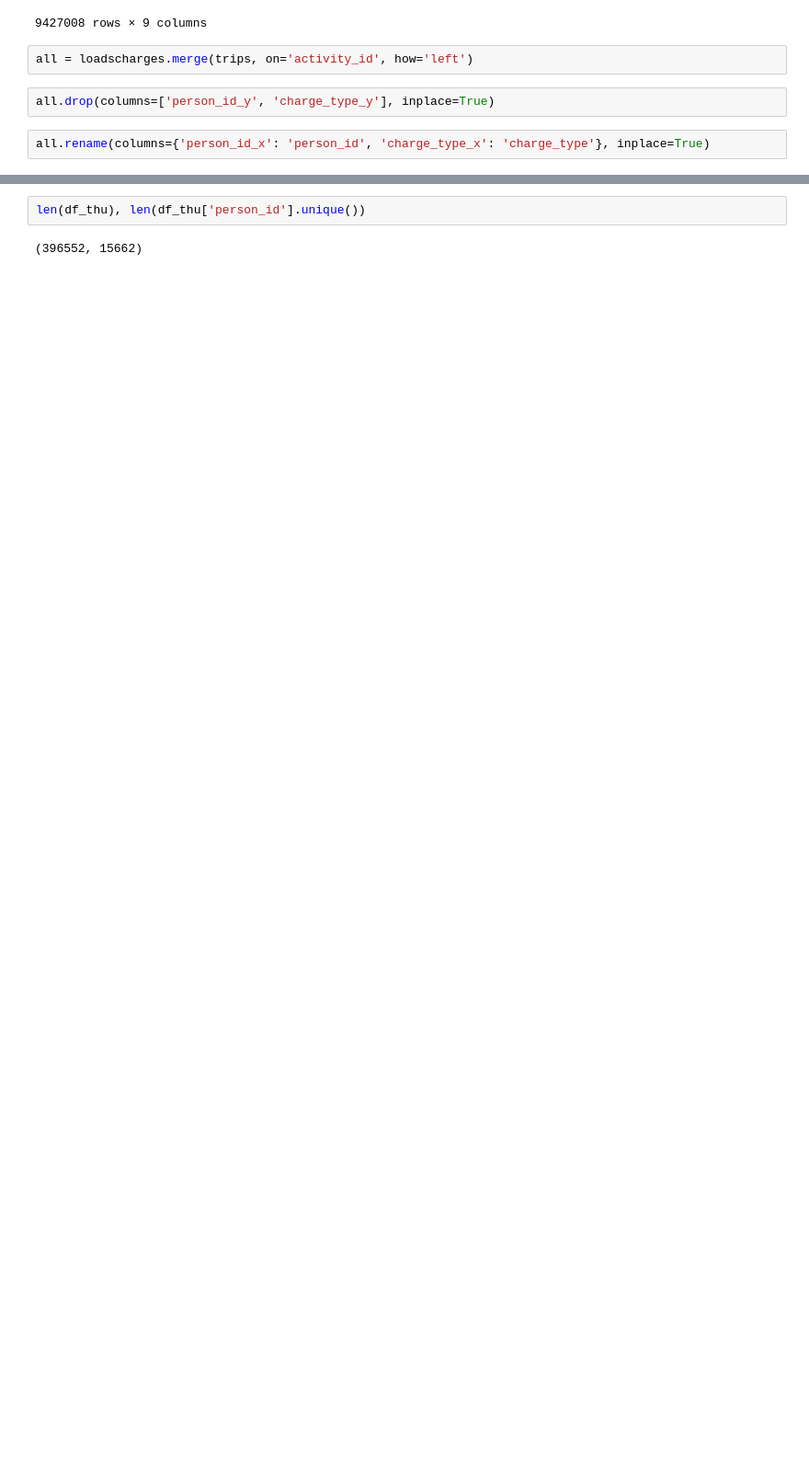
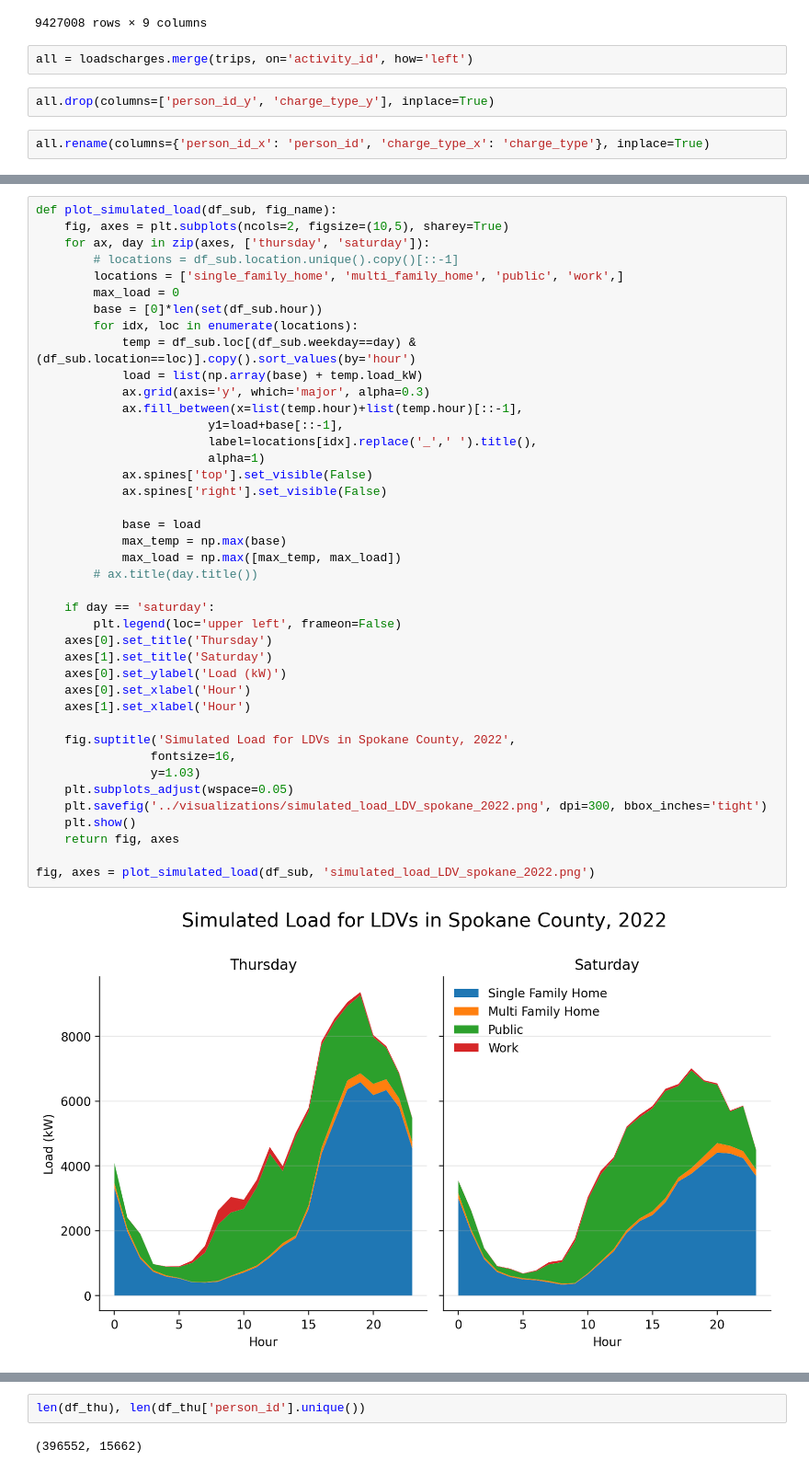
Before and after one commit to rmi-mobility-data-science/replicaEVSE, a Jupyter notebook: notebooks/5_load_curve_viz.ipynb, the cells around one changed output, grey strips where cells are left out. Shown at 92% size. Drawn from its saved outputs; the diff is of its cells as text; blank space fills up the shorter version.

```diff
--- a/notebooks/5_load_curve_viz.ipynb
+++ b/notebooks/5_load_curve_viz.ipynb
@@ -74,0 +118,43 @@ df_sub = df.groupby(by=['weekday', 'location', 'hour']).sum().reset_index()
+# %%
+def plot_simulated_load(df_sub, fig_name):
+    fig, axes = plt.subplots(ncols=2, figsize=(10,5), sharey=True)
+    for ax, day in zip(axes, ['thursday', 'saturday']):
+        # locations = df_sub.location.unique().copy()[::-1]
+        locations = ['single_family_home', 'multi_family_home', 'public', 'work',]
+        max_load = 0
+        base = [0]*len(set(df_sub.hour))
+        for idx, loc in enumerate(locations):
+            temp = df_sub.loc[(df_sub.weekday==day) & (df_sub.location==loc)].copy().sort_values(by='hour')
+            load = list(np.array(base) + temp.load_kW)
+            ax.grid(axis='y', which='major', alpha=0.3)
+            ax.fill_between(x=list(temp.hour)+list(temp.hour)[::-1],
+                        y1=load+base[::-1],
+                        label=locations[idx].replace('_',' ').title(),
+                        alpha=1)
+            ax.spines['top'].set_visible(False)
+            ax.spines['right'].set_visible(False)
+
+            base = load
+            max_temp = np.max(base)
+            max_load = np.max([max_temp, max_load])
+        # ax.title(day.title())
+
+    if day == 'saturday':
+        plt.legend(loc='upper left', frameon=False)
+    axes[0].set_title('Thursday')
+    axes[1].set_title('Saturday')
+    axes[0].set_ylabel('Load (kW)')
+    axes[0].set_xlabel('Hour')
+    axes[1].set_xlabel('Hour')
+
+    fig.suptitle('Simulated Load for LDVs in Spokane County, 2022',
+                fontsize=16,
+                y=1.03)
+    plt.subplots_adjust(wspace=0.05)
+    plt.savefig('../visualizations/simulated_load_LDV_spokane_2022.png', dpi=300, bbox_inches='tight')
+    plt.show()
+    return fig, axes
+
+fig, axes = plot_simulated_load(df_sub, 'simulated_load_LDV_spokane_2022.png')
+# %% [output]
+[figure, added]
```
Also changed, not shown: parts of 21 cells of this notebook, 1 other file.
